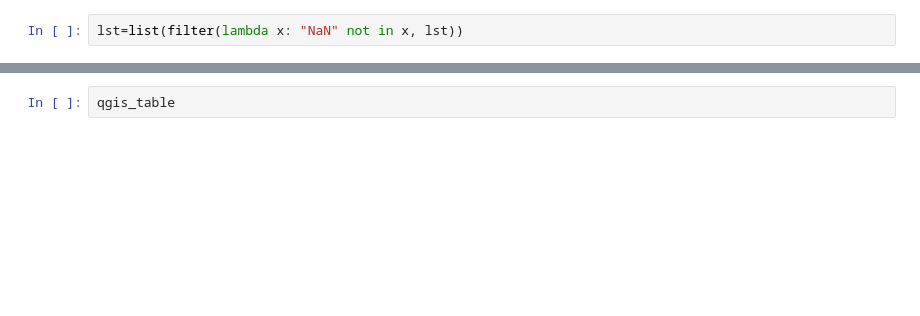
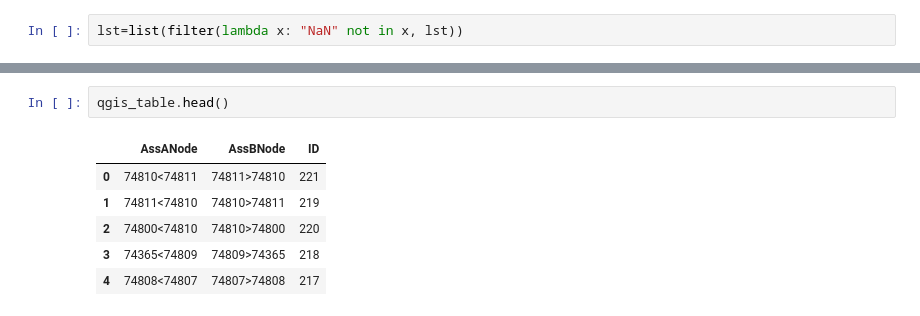
Before and after one commit to AlessioMartello/QGIS-traffic-model-mapper, a Jupyter notebook: saturn_routes.ipynb, the cells around one changed output, grey strips where cells are left out. Cells and saved outputs as stored; diff of their text form; blank space fills up the shorter version.

```diff
--- a/saturn_routes.ipynb
+++ b/saturn_routes.ipynb
@@ -93,4 +56,11 @@ for i in range(len(matrix_reloaded)):
 # %%
-qgis_table
+qgis_table.head()
+# %% [output]
+|  | AssANode | AssBNode | ID |
+| 0 | 74810<74811 | 74811>74810 | 221 |
+| 1 | 74811<74810 | 74810>74811 | 219 |
+| 2 | 74800<74810 | 74810>74800 | 220 |
+| 3 | 74365<74809 | 74809>74365 | 218 |
+| 4 | 74808<74807 | 74807>74808 | 217 |
 # %%
 qgis_table[qgis_table["AssBNode"].str.contains('74491>74490')]
```
Also changed, not shown: parts of 9 cells of this notebook.
